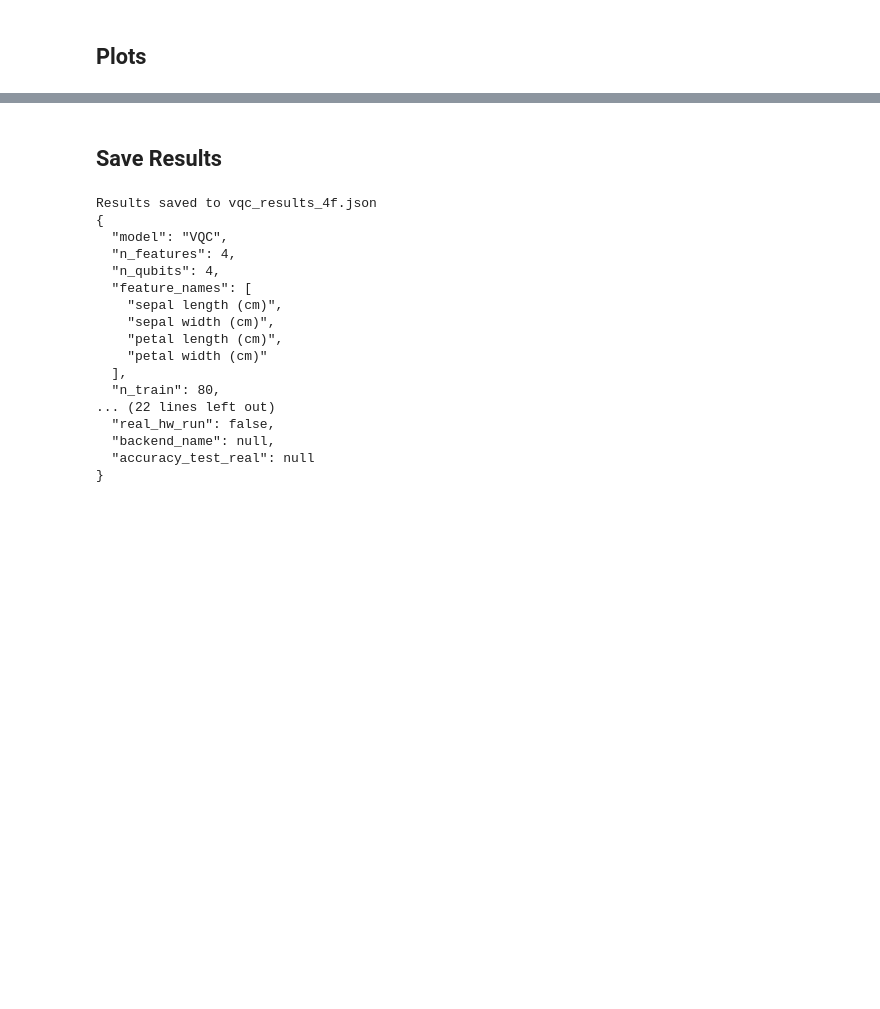
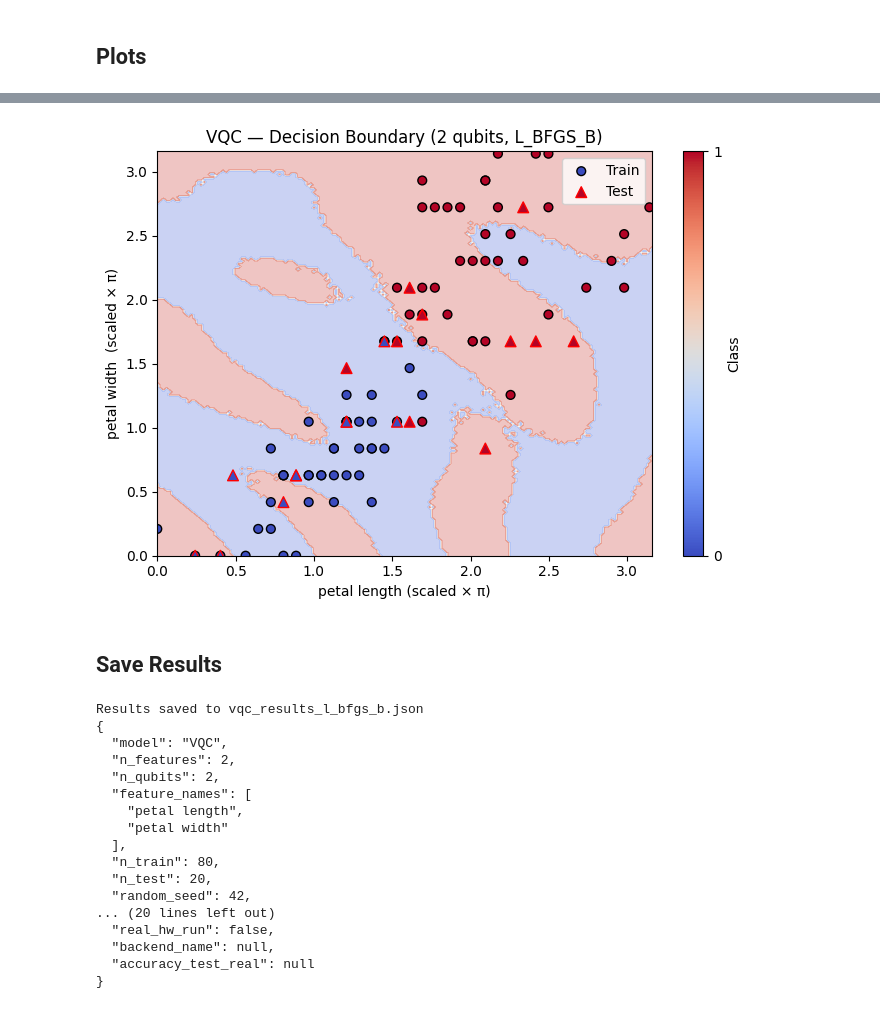
Before and after one commit to peri21/CC-QC-Comparison, a Jupyter notebook: ai/classification/quantum/vqc.ipynb, the cells around one changed output, grey strips where cells are left out. Cells and saved outputs as stored; diff of their text form; code cells hidden in the pictures; blank space fills up the shorter version.

```diff
--- a/ai/classification/quantum/vqc.ipynb
+++ b/ai/classification/quantum/vqc.ipynb
@@ -367,27 +387,29 @@ plt.show()
 # %%
 # --- Decision boundary (only for 2 features) ---
 if N_FEATURES == 2:
     h = 0.02
     xx, yy = np.meshgrid(np.arange(0, np.pi + h, h), np.arange(0, np.pi + h, h))
     grid   = np.c_[xx.ravel(), yy.ravel()]
     Z      = vqc.predict(grid).reshape(xx.shape)
 
     plt.figure(figsize=(7, 5))
     plt.contourf(xx, yy, Z, alpha=0.3, cmap="coolwarm")
     scatter = plt.scatter(X_train[:, 0], X_train[:, 1], c=y_train,
                           cmap="coolwarm", edgecolors="k", s=40, label="Train")
     plt.scatter(X_test[:, 0], X_test[:, 1], c=y_test,
                 cmap="coolwarm", edgecolors="r", s=60, marker="^", label="Test")
     plt.colorbar(scatter, ticks=[0, 1], label="Class")
     plt.xlabel("petal length (scaled × π)")
     plt.ylabel("petal width  (scaled × π)")
-    plt.title("VQC — Decision Boundary (2 qubits, Aer simulator)")
+    plt.title(f"VQC — Decision Boundary (2 qubits, {OPTIMIZER_NAME})")
     plt.legend()
     plt.tight_layout()
-    plt.savefig("vqc_decision_boundary.png", dpi=150)
+    plt.savefig(f"vqc_decision_boundary{FILE_SUFFIX}.png", dpi=150)
     plt.show()
 else:
     print("Decision boundary plot skipped (only available for N_FEATURES=2).")
+# %% [output]
+[figure, added]
 # %% [markdown]
 ## Save Results
 # %%
@@ -406,7 +428,7 @@ results = {
     "ansatz"             : "RealAmplitudes",
     "ansatz_reps"        : 3,
     "n_parameters"       : int(ansatz.num_parameters),
-    "optimizer"          : "SPSA",
+    "optimizer"          : OPTIMIZER_NAME,
     "max_iter"           : MAX_ITER,
     # --- Timing ---
     "train_time_sim_s"   : float(train_time_sim),
@@ -422,7 +444,7 @@ results = {
     "accuracy_train_runs": [float(a) for a in acc_train_runs],
     "accuracy_train_mean": acc_train_mean,
     "accuracy_train_std" : acc_train_std,
-    # --- Loss history (reference run) ---
+    # --- Loss history (reference run, SPSA only) ---
     "loss_history"       : [float(l) for l in loss_history],
     # --- Predictions (reference run) ---
     "y_test"             : y_test.tolist(),
@@ -441,19 +463,19 @@ print(f"Results saved to {RESULTS_FILE}")
 skip = {"loss_history", "y_test", "y_pred_test_sim", "y_pred_test_real", "accuracy_test_runs", "accuracy_train_runs"}
 print(json.dumps({k: v for k, v in results.items() if k not in skip}, indent=2))
 # %% [output]
-Results saved to vqc_results_4f.json
+Results saved to vqc_results_l_bfgs_b.json
 {
   "model": "VQC",
-  "n_features": 4,
-  "n_qubits": 4,
+  "n_features": 2,
+  "n_qubits": 2,
   "feature_names": [
-    "sepal length (cm)",
-    "sepal width (cm)",
-    "petal length (cm)",
-    "petal width (cm)"
+    "petal length",
+    "petal width"
   ],
   "n_train": 80,
-... (22 lines left out)
+  "n_test": 20,
+  "random_seed": 42,
+... (20 lines left out)
   "real_hw_run": false,
   "backend_name": null,
   "accuracy_test_real": null
```
Also changed, not shown: parts of 8 cells of this notebook, 4 other files.
